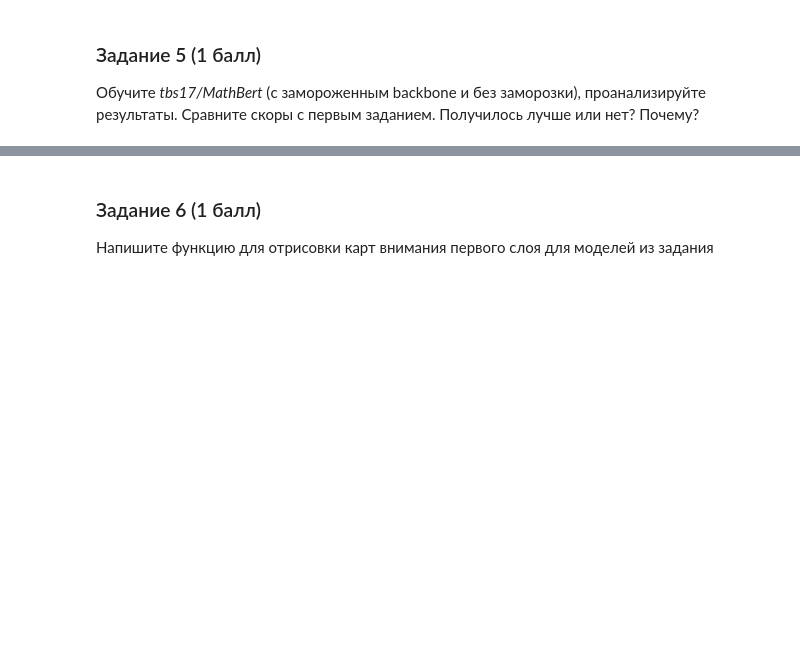
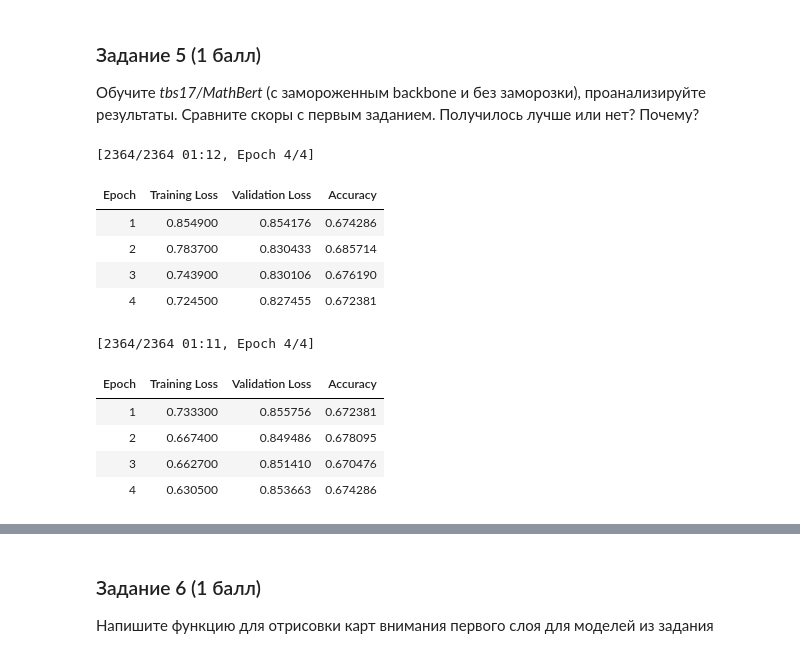
Before and after one commit to cndfdv/classif_w_transfrormers, a Jupyter notebook: [homework]Attention_and_transformers.ipynb, the cells around one changed output, grey strips where cells are left out. Drawn from its saved outputs; the diff is of its cells as text; code cells hidden in the pictures; blank space fills up the shorter version.

```diff
--- a/[homework]Attention_and_transformers.ipynb
+++ b/[homework]Attention_and_transformers.ipynb
@@ -311,0 +288,29 @@ OutOfMemoryError: CUDA out of memory. Tried to allocate 1.50 GiB. GPU 0 has a to
+# %%
+dataset = create_dataset(AutoTokenizer.from_pretrained("tbs17/MathBert"), df)
+
+mathbert_transformer_model = TransformerClassificationModel('tbs17/MathBert', 7)
+mathber_finetuned_with_freezed_backbone = train_transformer(rubert_tiny_transformer_model,
+    dataset,
+    logs_dir="./logs/mathbert-1",
+    res_dir="./results/mathbert-freeze-1",
+    freeze_backbone=True)
+
+mathber_transformer_model = TransformerClassificationModel('tbs17/MathBert', 7)
+mathber_full_finetuned = train_transformer(rubert_tiny_transformer_model,
+    dataset,
+    logs_dir="./logs/mathbert-1",
+    res_dir="./results/mathbert-1",
+    freeze_backbone=False)
+# %% [output]
+[2364/2364 01:12, Epoch 4/4]
+| Epoch | Training Loss | Validation Loss | Accuracy |
+| 1 | 0.854900 | 0.854176 | 0.674286 |
+| 2 | 0.783700 | 0.830433 | 0.685714 |
+| 3 | 0.743900 | 0.830106 | 0.676190 |
+| 4 | 0.724500 | 0.827455 | 0.672381 |
+[2364/2364 01:11, Epoch 4/4]
+| Epoch | Training Loss | Validation Loss | Accuracy |
+| 1 | 0.733300 | 0.855756 | 0.672381 |
+| 2 | 0.667400 | 0.849486 | 0.678095 |
+| 3 | 0.662700 | 0.851410 | 0.670476 |
+| 4 | 0.630500 | 0.853663 | 0.674286 |
```
Also changed, not shown: parts of 15 cells of this notebook, 6 other files.
